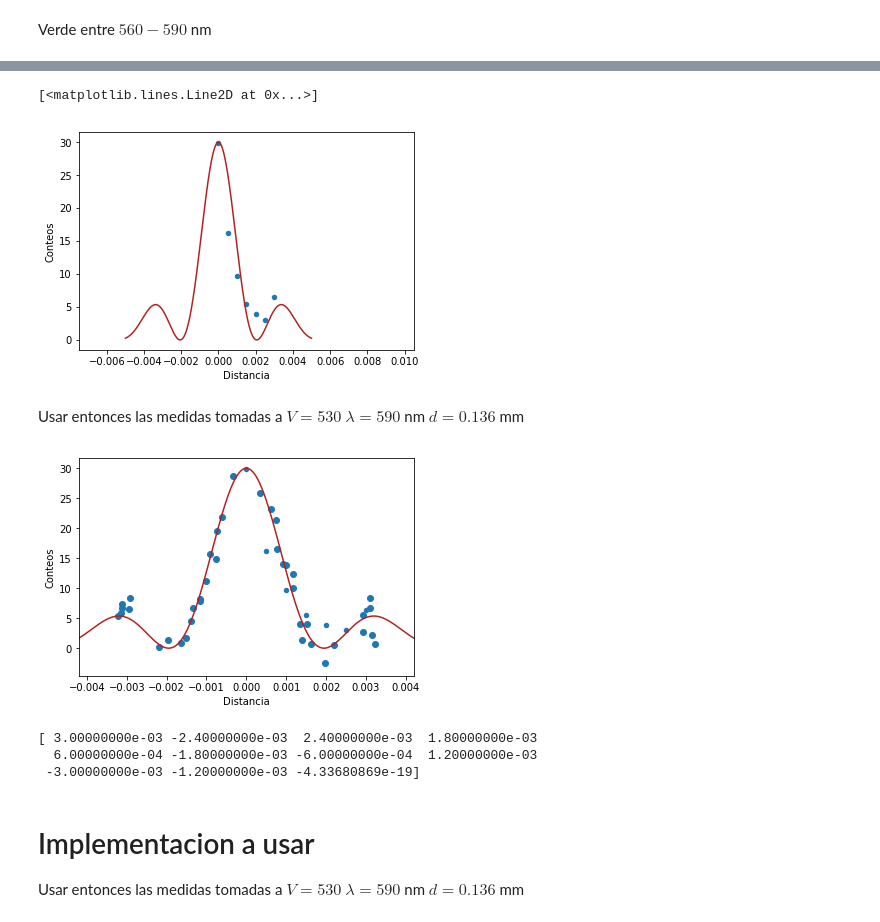
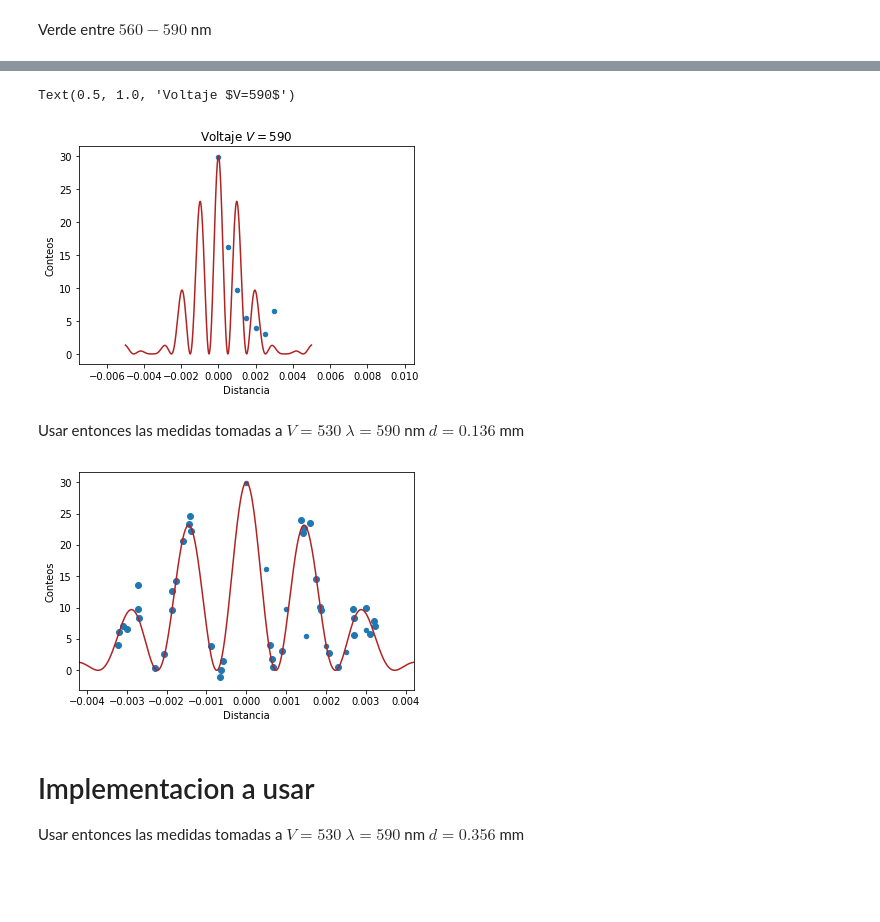
Before and after one commit to jamontanac/Laboratorio-Avanzado, a Jupyter notebook: Double_Slit/Analisis.ipynb, the cells around one changed output, grey strips where cells are left out. Saved outputs shown, nothing was run; the diff lists cells and outputs as text; code cells hidden in the pictures; blank space fills up the shorter version.

```diff
--- a/Double_Slit/Analisis.ipynb
+++ b/Double_Slit/Analisis.ipynb
@@ -221,4 +221,4 @@ def Intensidad_difraccion(alpha):
 def function_alpha(y_pos,wave_length):
     return np.pi*1.0*10**(-4)/(wave_length)*y_pos
 def Intensidad_interferencia(y_pos,wave_length):
-    return (np.cos((np.pi*13.6*10**(-5)*y_pos)/(wave_length)))**2
+    return (np.cos((np.pi*35.6*10**(-5)*y_pos)/(wave_length)))**2
@@ -225,12 +237,13 @@ def Intensidad_interferencia(y_pos,wave_length):
 # %%
 y=np.linspace(-5.0/1000,5.0/1000,1000)
-wave_length=560*10**(-9)
+wave_length=360*10**(-9)
 Intensidad_doble[Intensidad_doble["Voltaje"]==530].groupby("Distancia").mean().reset_index().plot("Distancia","Conteos",kind="scatter")
 
 plt.plot(y,30*Intensidad_interferencia(y,wave_length)*Intensidad_difraccion(function_alpha(y,wave_length)),color="firebrick", label="Dos rendijas")
+plt.title(r"Voltaje $V=590$")
 # %% [output]
-[<matplotlib.lines.Line2D at 0x...>]
+Text(0.5, 1.0, 'Voltaje $V=590$')
-[figure, old version]
+[figure, new version]
 # %% [markdown]
 Usar entonces las medidas tomadas a $V=530$ $\lambda=590$ nm $d=0.136$ mm
 # %%
@@ -254,18 +267,10 @@ plt.plot(y,30*Intensidad_interferencia(y,wave_length)*Intensidad_difraccion(func
 plt.xlim(-4.2/1000,4.2/1000)
 plt.show()
 # %% [output]
-[figure, old version]
+[figure, new version]
-# %%
-
-a=np.random.choice(numeros,replace=False,size=len(numeros))
-print(a)
-# %% [output]
-[ 3.00000000e-03 -2.40000000e-03  2.40000000e-03  1.80000000e-03
-  6.00000000e-04 -1.80000000e-03 -6.00000000e-04  1.20000000e-03
- -3.00000000e-03 -1.20000000e-03 -4.33680869e-19]
 # %% [markdown]
 # Implementacion a usar
-Usar entonces las medidas tomadas a $V=530$ $\lambda=590$ nm $d=0.136$ mm
+Usar entonces las medidas tomadas a $V=530$ $\lambda=590$ nm $d=0.356$ mm
 # %%
 def Intensidad_difraccion(alpha):
     return (np.sin(alpha)/alpha)**2
```
Also changed, not shown: parts of 16 cells of this notebook.
